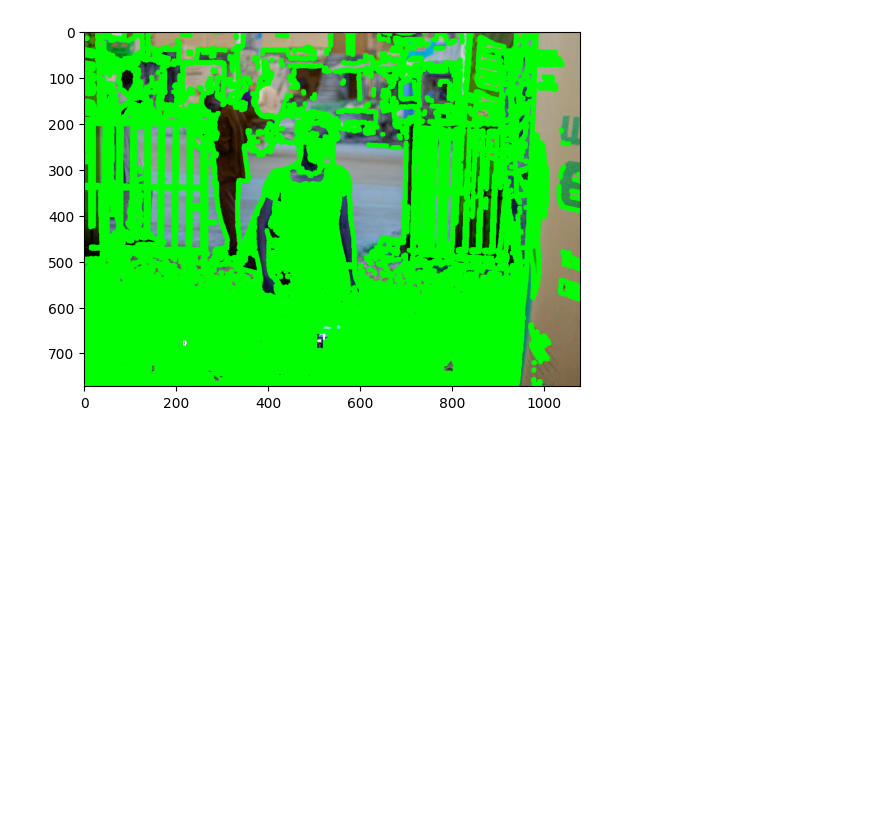
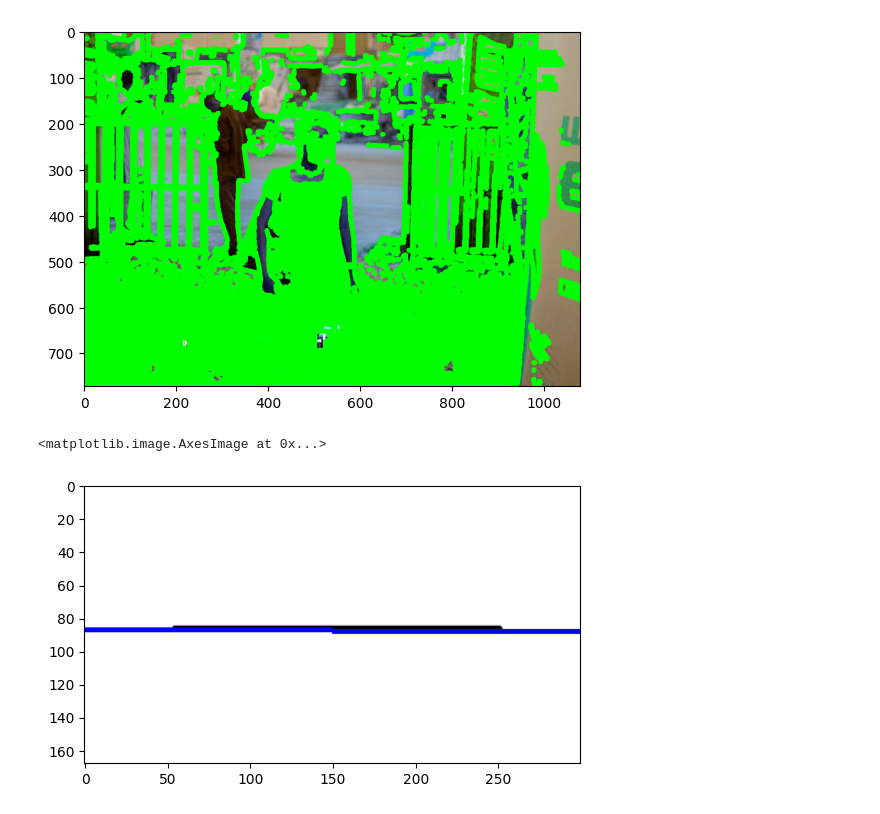
Before and after one commit to FavourTy/DSN-Computer-Vision-Journey, a Jupyter notebook: image_preprocessing_technique/notebook/image_preprocessing.ipynb, the cells around one changed output. Cells and saved outputs as stored; diff of their text form; code cells hidden in the pictures; blank space fills up the shorter version.

Commit message:
add: Hough Transform

```diff
--- a/image_preprocessing_technique/notebook/image_preprocessing.ipynb
+++ b/image_preprocessing_technique/notebook/image_preprocessing.ipynb
@@ -45,3 +45,33 @@ plt.imshow(img)
 # %% [output]
 <matplotlib.image.AxesImage at 0x...>
 [figure]
+# %%
+#Hough Transform(lines)
+import numpy as np
+import cv2 as cv
+from matplotlib import pyplot as plt
+image = cv.imread('../assets/sline.png')
+rgb = cv.cvtColor(image, cv.COLOR_BGR2RGB)
+gray = cv.cvtColor(image, cv.COLOR_BGR2GRAY)
+
+edge = cv.Canny(gray,100, 120, apertureSize=3)
+lines = cv.HoughLines(edge, 1, np.pi/180, 196)
+
+n_lines = len(lines)
+
+for i in range(n_lines):
+    for rho, theta in lines[i]:
+        a = np.cos(theta)
+        b = np.sin(theta)
+        x0 =a*rho
+        y0 = b*rho
+
+        x1= int(x0 +1000*(-b))
+        y1 = int (y0+ 1000*a)
+        x2 = int(x0 - 1000*(-b))
+        y2 = int(y0 - 1000*a)
+        cv.line(image, (x1, y1), (x2, y2),(0,0, 255), 2)
+plt.imshow(image)
+# %% [output]
+<matplotlib.image.AxesImage at 0x...>
+[figure, added]
```
Also changed, not shown: 1 other file.
